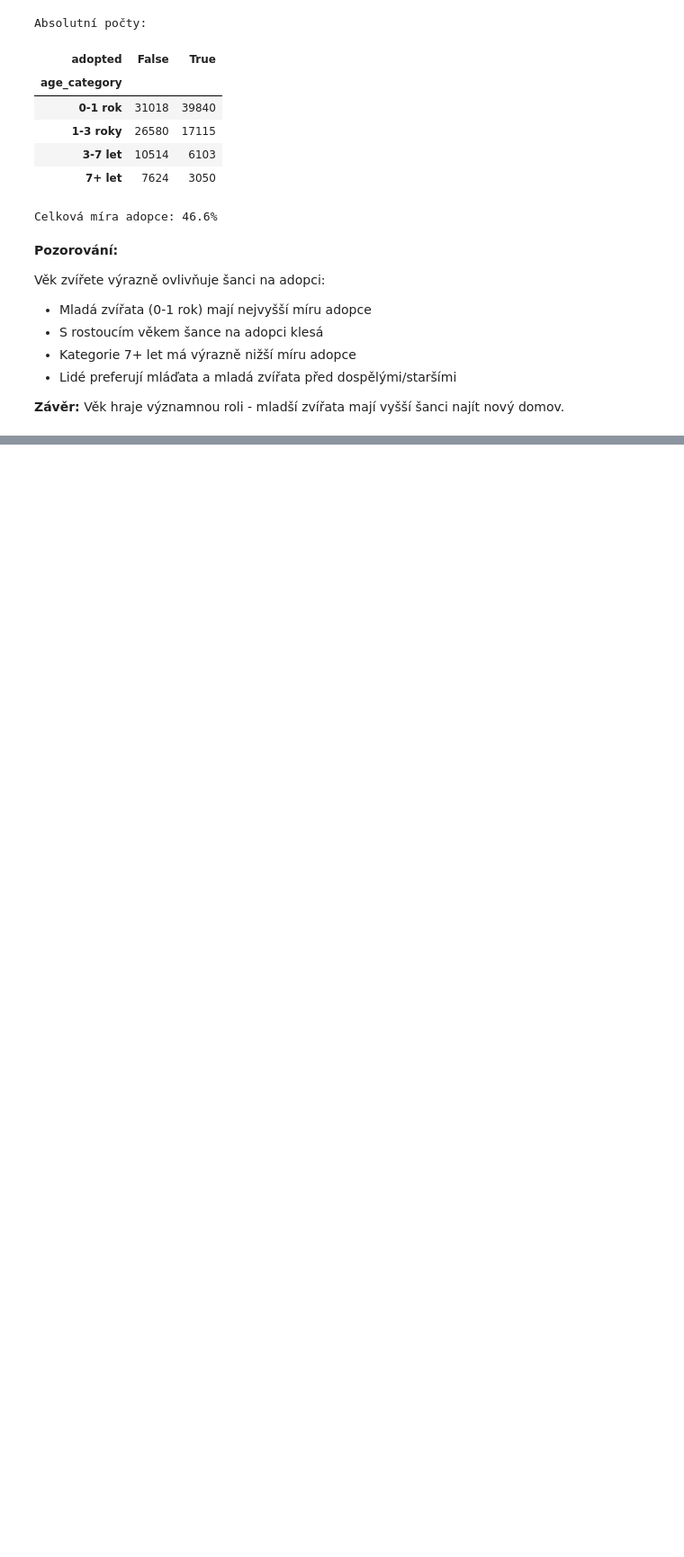
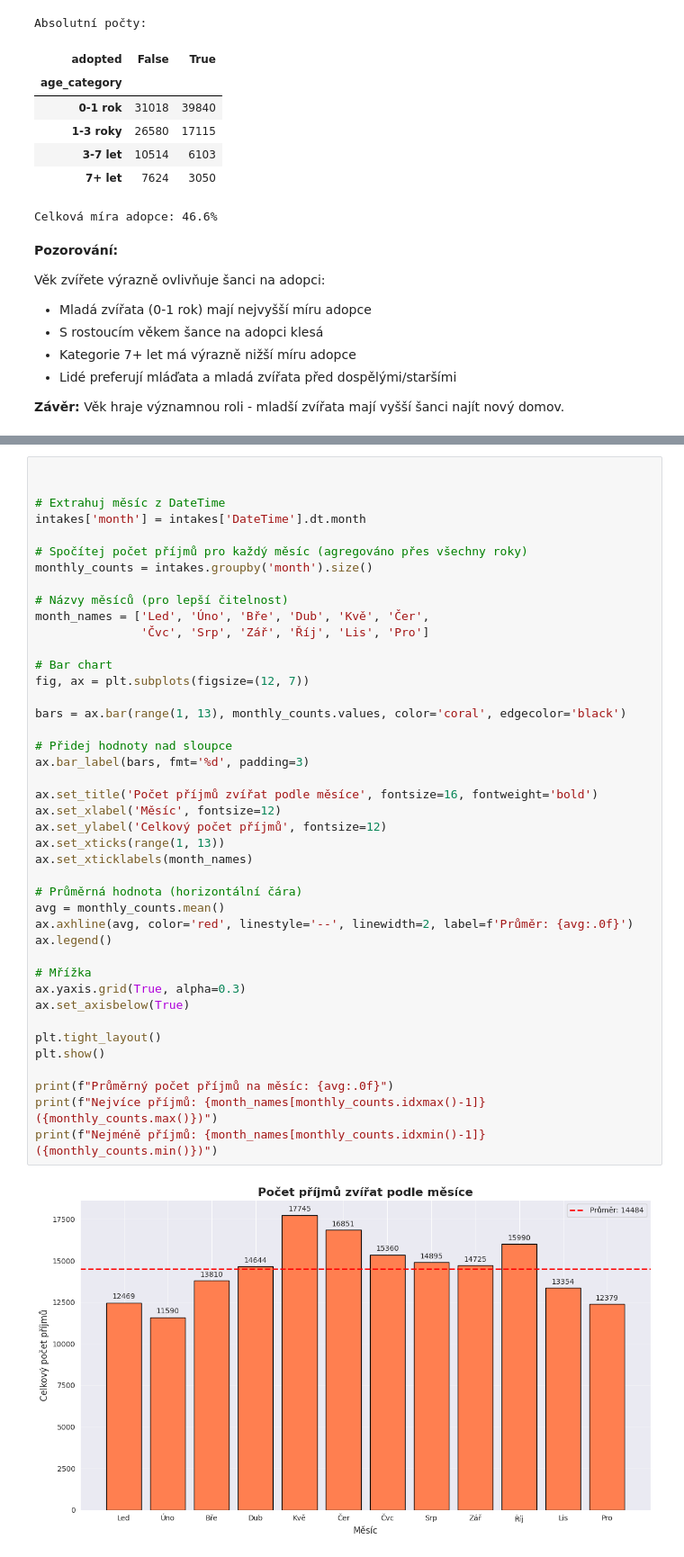
Before and after one commit to stasbebra2006/BI-VIZ, a Jupyter notebook: hms/hm01/01/hm01-prime.ipynb, the cells around one changed output, grey strips where cells are left out. Shown at 90% size. Drawn from its saved outputs; the diff is of its cells as text; blank space fills up the shorter version.

```diff
--- a/hms/hm01/01/hm01-prime.ipynb
+++ b/hms/hm01/01/hm01-prime.ipynb
@@ -1019,0 +1025,44 @@ Věk zvířete výrazně ovlivňuje šanci na adopci:
+# %%
+
+
+# Extrahuj měsíc z DateTime
+intakes['month'] = intakes['DateTime'].dt.month
+
+# Spočítej počet příjmů pro každý měsíc (agregováno přes všechny roky)
+monthly_counts = intakes.groupby('month').size()
+
+# Názvy měsíců (pro lepší čitelnost)
+month_names = ['Led', 'Úno', 'Bře', 'Dub', 'Kvě', 'Čer',
+               'Čvc', 'Srp', 'Zář', 'Říj', 'Lis', 'Pro']
+
+# Bar chart
+fig, ax = plt.subplots(figsize=(12, 7))
+
+bars = ax.bar(range(1, 13), monthly_counts.values, color='coral', edgecolor='black')
+
+# Přidej hodnoty nad sloupce
+ax.bar_label(bars, fmt='%d', padding=3)
+
+ax.set_title('Počet příjmů zvířat podle měsíce', fontsize=16, fontweight='bold')
+ax.set_xlabel('Měsíc', fontsize=12)
+ax.set_ylabel('Celkový počet příjmů', fontsize=12)
+ax.set_xticks(range(1, 13))
+ax.set_xticklabels(month_names)
+
+# Průměrná hodnota (horizontální čára)
+avg = monthly_counts.mean()
+ax.axhline(avg, color='red', linestyle='--', linewidth=2, label=f'Průměr: {avg:.0f}')
+ax.legend()
+
+# Mřížka
+ax.yaxis.grid(True, alpha=0.3)
+ax.set_axisbelow(True)
+
+plt.tight_layout()
+plt.show()
+
+print(f"Průměrný počet příjmů na měsíc: {avg:.0f}")
+print(f"Nejvíce příjmů: {month_names[monthly_counts.idxmax()-1]} ({monthly_counts.max()})")
+print(f"Nejméně příjmů: {month_names[monthly_counts.idxmin()-1]} ({monthly_counts.min()})")
+# %% [output]
+[figure, added]
```
Also changed, not shown: parts of 10 cells of this notebook.
